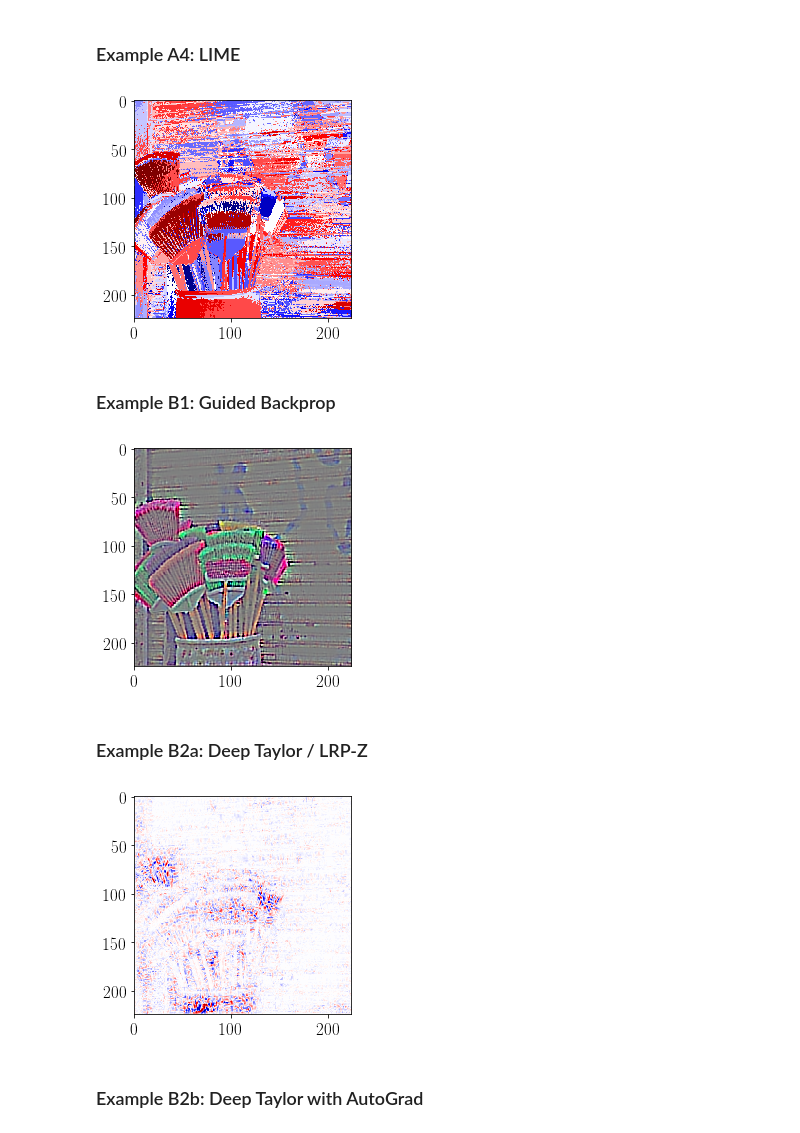
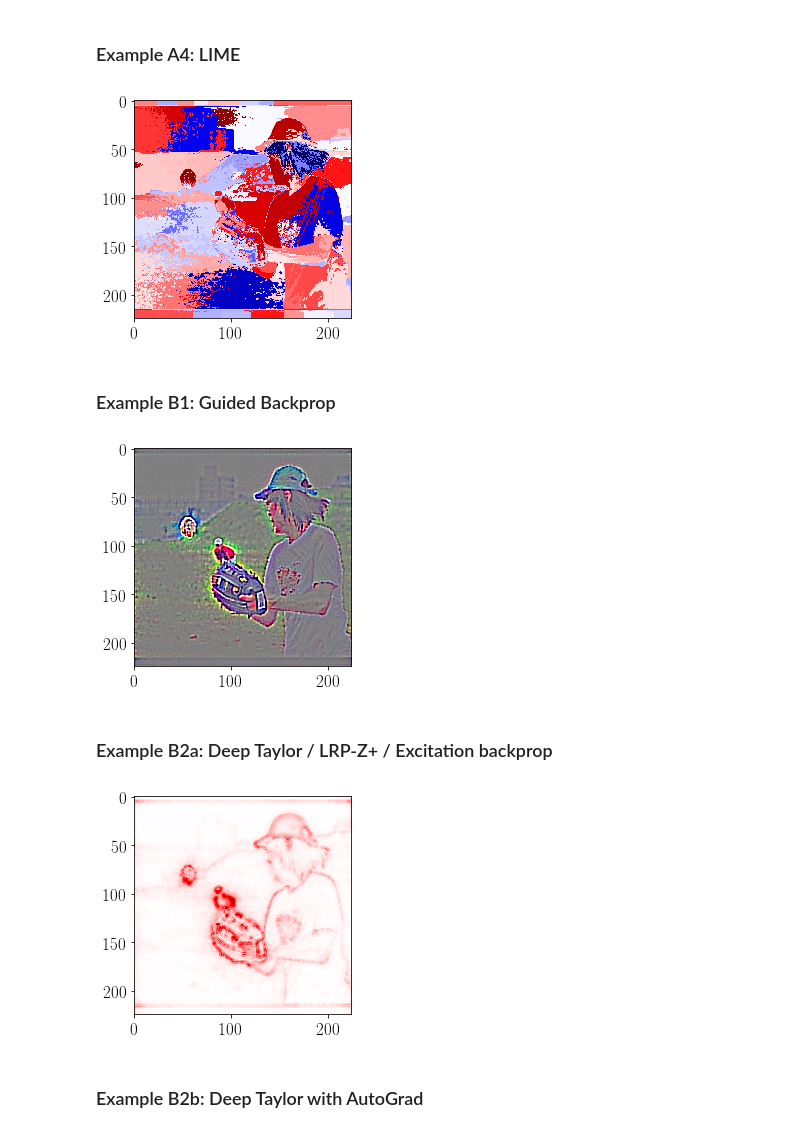
Before and after one commit to albermax/interpretable_ai_book__sw_chapter, a Jupyter notebook: notebooks/implementations.ipynb, the cells around one changed output. Cells and saved outputs as stored; diff of their text form; code cells hidden in the pictures.

```diff
--- a/notebooks/implementations.ipynb
+++ b/notebooks/implementations.ipynb
@@ -106,7 +106,7 @@ if not len(images):
                     '\'innvestigate/examples/images/wget_imagenet_2011_samples.sh\'')
 
 # Choose a sample image and add batch axis
-x_not_pp = images[3][0][None, :, :, :]
+x_not_pp = images[2][0][None, :, :, :]
 # Preprocess it for VGG16
 x = imgnetutils.preprocess(x_not_pp, net)
 # Displaying the image
@@ -244,7 +244,7 @@ a = A4
 plot.imshow(imgnetutils.heatmap(a)[0])
 plot.show()
 # %% [output]
-[figure, old version]
+[figure, new version]
 # %% [markdown]
 ### Example B1: Guided Backprop
 # %%
@@ -287,18 +287,18 @@ a = imgnetutils.postprocess(a, color_conversion, channels_first)
 plot.imshow(imgnetutils.bk_proj(a)[0])
 plot.show()
 # %% [output]
-[figure, old version]
+[figure, new version]
 # %% [markdown]
-### Example B2a: Deep Taylor / LRP-Z
+### Example B2a: Deep Taylor / LRP-Z+ / Excitation backprop
 # %%
-# Deep-Taylor/LRP's Z-Rule-Mapping for dense layers
+# Deep-Taylor/LRP/EB's Z+-Rule-Mapping for dense layers
 # Call R=bp_Y, R for relevance
 def z_rule_mapping_dense(X, Y, R, bp_state):
     # Get layer and the parameteres
     layer = bp_state['layer']
-    W, b = layer.kernel, layer.bias
+    W = tf.maximum(layer.kernel, 0)
 
-    Z = tf.tensordot(X, W, 1) + b
+    Z = tf.tensordot(X, W, 1)
     # normalize incoming relevance
     tmp = R / Z
     # map back
@@ -306,14 +306,14 @@ def z_rule_mapping_dense(X, Y, R, bp_state):
     # times input
     return tmp * X
 
-# Deep-Taylor/LRP's Z-Rule-Mapping for conv layers
+# Deep-Taylor/LRP/EB's Z+-Rule-Mapping for conv layers
 # Call R=bp_Y, R for relevance
 def z_rule_mapping_conv(X, Y, R, bp_state):
     # Get layer and the parameteres
     layer = bp_state['layer']
-    W, b = layer.kernel, layer.bias
+    W = tf.maximum(layer.kernel, 0)
 
-    Z = tf.keras.backend.conv2d(X, W, layer.strides, layer.padding) + b
+    Z = tf.keras.backend.conv2d(X, W, layer.strides, layer.padding)
     # normalize incoming relevance
     tmp = R / Z
     # map back
@@ -323,38 +323,52 @@ def z_rule_mapping_conv(X, Y, R, bp_state):
     return tmp * X
 
 
-# Extending iNNvestigate base class with the Deep Taylor/LRP's Z-rule
+# Extending iNNvestigate base class with the Deep Taylor/LRP/EB's Z+-rule
 class DeepTaylorZ1(ReverseAnalyzerBase):
 
     # Register the mappings
     def _create_analysis(self, *args, **kwargs):
 
         self._add_conditional_reverse_mapping(
             # Apply to all dense layers
             lambda layer: isinstance(layer, keras.layers.Dense),
             tf_to_keras_mapping(z_rule_mapping_dense),
             name='z-rule-dense',
         )
         self._add_conditional_reverse_mapping(
             # Apply to all conv2d layers
             lambda layer: isinstance(layer, keras.layers.Conv2D),
             tf_to_keras_mapping(z_rule_mapping_conv),
             name='z-rule-conv',
         )
 
+        # Add bounded rule for first laye
+        class BoundedProxyRule(LRPRules.BoundedRule):
+            def __init__(self, *args, **kwargs):
+                super(BoundedProxyRule, self).__init__(
+                    *args, low=net["input_range"][0], high=net["input_range"][1],
+                    **kwargs)
+
+        self._add_conditional_reverse_mapping(
+            lambda l: kchecks.is_input_layer(l) and kchecks.contains_kernel(l),
+            BoundedProxyRule,
+            name="deep_taylor_first_layer_bounded",
+            priority=10,  # do first
+        )
+
         return super(DeepTaylorZ1, self)._create_analysis(*args, **kwargs)
 
 analyzer = DeepTaylorZ1(model_wo_sm)
 B2a = analyzer.analyze(x)
 
 # Postprocess
 a = B2a
 a = imgnetutils.postprocess(a, color_conversion, channels_first)
 # Displaying the explanation
 plot.imshow(imgnetutils.heatmap(a)[0])
 plot.show()
 # %% [output]
-[figure, old version]
+[figure, new version]
 # %% [markdown]
 ### Example B2b: Deep Taylor with AutoGrad
 # %%
```
Also changed, not shown: parts of 14 cells of this notebook, 1 other file.
